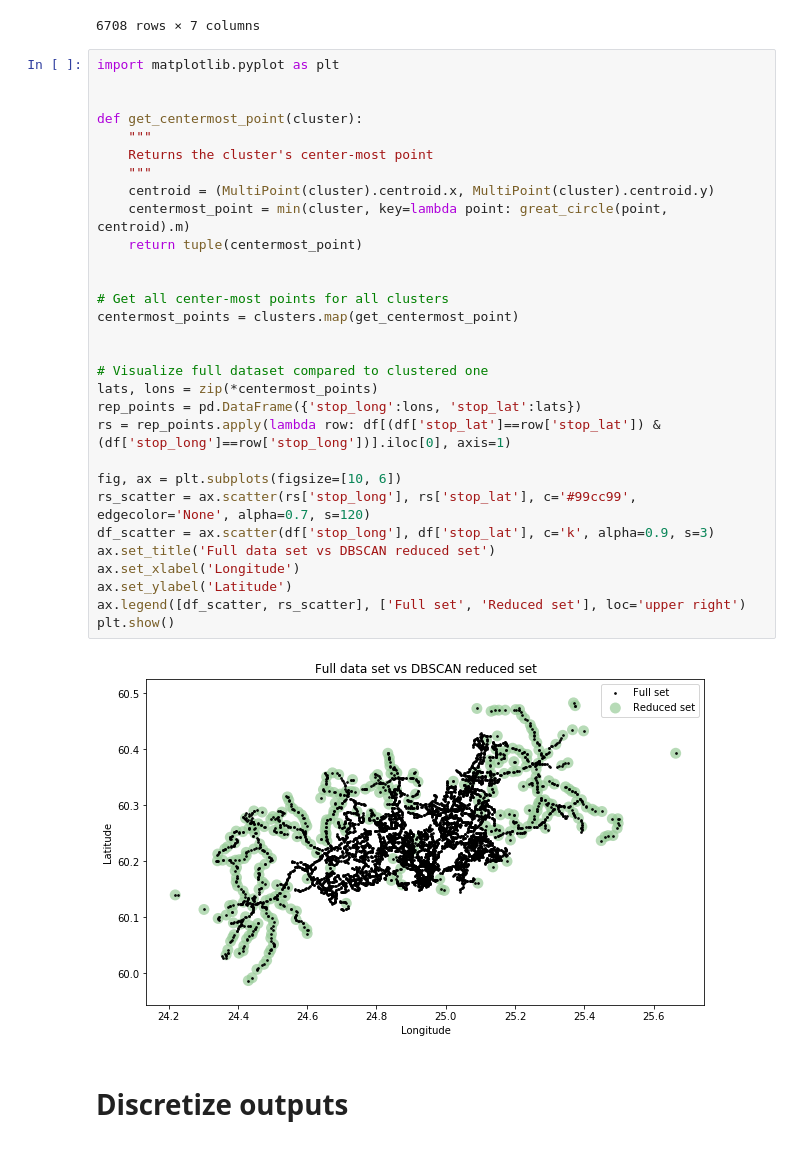
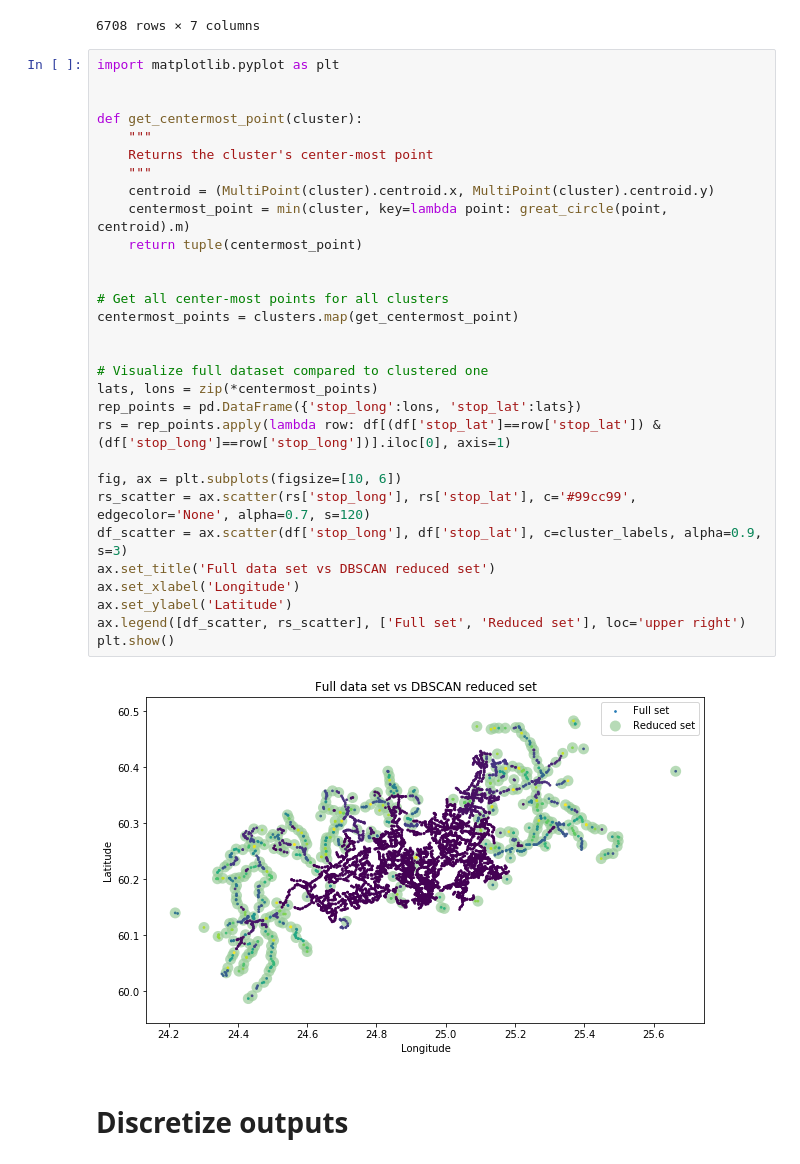
Before and after one commit to ant-louis/junction-hackathon, a Jupyter notebook: Crowd_predicting/process_data.ipynb, the cells around one changed output. Saved outputs shown, nothing was run; the diff lists cells and outputs as text.

```diff
--- a/Crowd_predicting/process_data.ipynb
+++ b/Crowd_predicting/process_data.ipynb
@@ -146,34 +168,34 @@ Number of clusters: 321
 # %%
 import matplotlib.pyplot as plt
 
 
 def get_centermost_point(cluster):
     """
     Returns the cluster's center-most point
     """
     centroid = (MultiPoint(cluster).centroid.x, MultiPoint(cluster).centroid.y)
     centermost_point = min(cluster, key=lambda point: great_circle(point, centroid).m)
     return tuple(centermost_point)
 
 
 # Get all center-most points for all clusters
 centermost_points = clusters.map(get_centermost_point)
 
 
 # Visualize full dataset compared to clustered one
 lats, lons = zip(*centermost_points)
 rep_points = pd.DataFrame({'stop_long':lons, 'stop_lat':lats})
 rs = rep_points.apply(lambda row: df[(df['stop_lat']==row['stop_lat']) & (df['stop_long']==row['stop_long'])].iloc[0], axis=1)
 
 fig, ax = plt.subplots(figsize=[10, 6])
 rs_scatter = ax.scatter(rs['stop_long'], rs['stop_lat'], c='#99cc99', edgecolor='None', alpha=0.7, s=120)
-df_scatter = ax.scatter(df['stop_long'], df['stop_lat'], c='k', alpha=0.9, s=3)
+df_scatter = ax.scatter(df['stop_long'], df['stop_lat'], c=cluster_labels, alpha=0.9, s=3)
 ax.set_title('Full data set vs DBSCAN reduced set')
 ax.set_xlabel('Longitude')
 ax.set_ylabel('Latitude')
 ax.legend([df_scatter, rs_scatter], ['Full set', 'Reduced set'], loc='upper right')
 plt.show()
 # %% [output]
-[figure, old version]
+[figure, new version]
 # %% [markdown]
 # Discretize outputs
```
Also changed, not shown: parts of 8 cells of this notebook, 9 other files.
